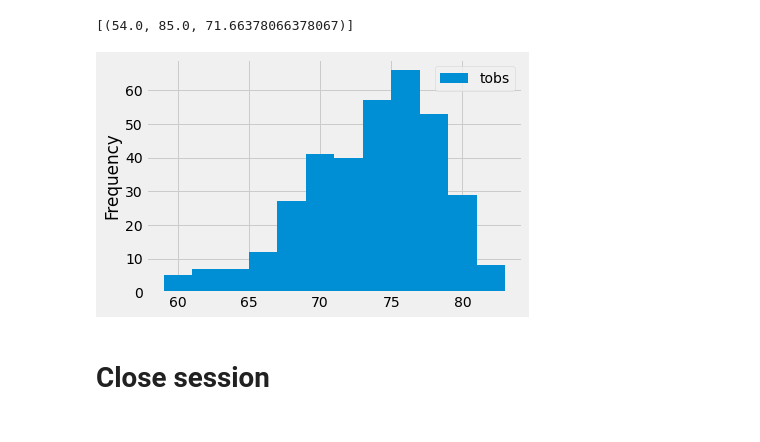
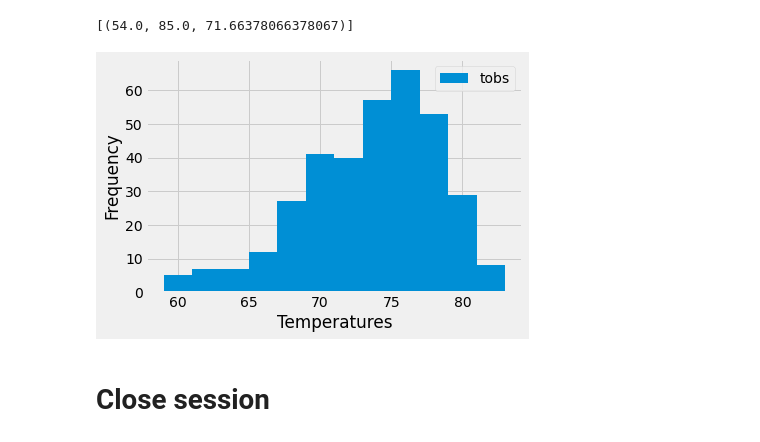
Before and after one commit to alfonsocamero/sqlalchemy-challenge, a Jupyter notebook: climate_starter.ipynb, the cells around one changed output. Drawn from its saved outputs; the diff is of its cells as text; code cells hidden in the pictures.

```diff
--- a/climate_starter.ipynb
+++ b/climate_starter.ipynb
@@ -136,19 +136,20 @@ session.query(func.min(Measurement.tobs),
 # %%
 # Using the most active station id
 # Query the last 12 months of temperature observation data for this station and plot the results as a histogram
 most_tobs = session.query(Measurement.date, Measurement.tobs).\
                         filter(Measurement.date >= "2016-08-23").\
                         filter(Measurement.date <= "2017-08-23").\
                         filter(Measurement.station == most_active).all()
 
 #Plug in to dataframe
 most_tobs_df = pd.DataFrame(most_tobs)
 
 # historgram
 most_tobs_df.plot.hist(bins=12)
+plt.xlabel('Temperatures')
 plt.show()
 # %% [output]
-[figure, old version]
+[figure, new version]
 # %% [markdown]
 # Close session
 # %%
```
